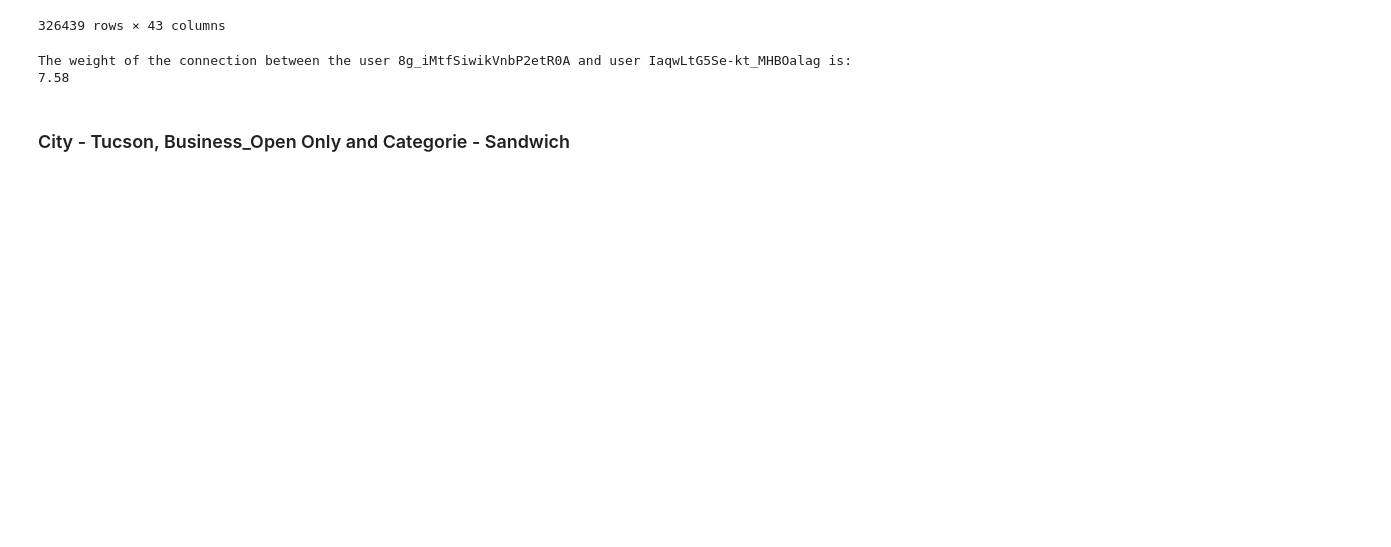
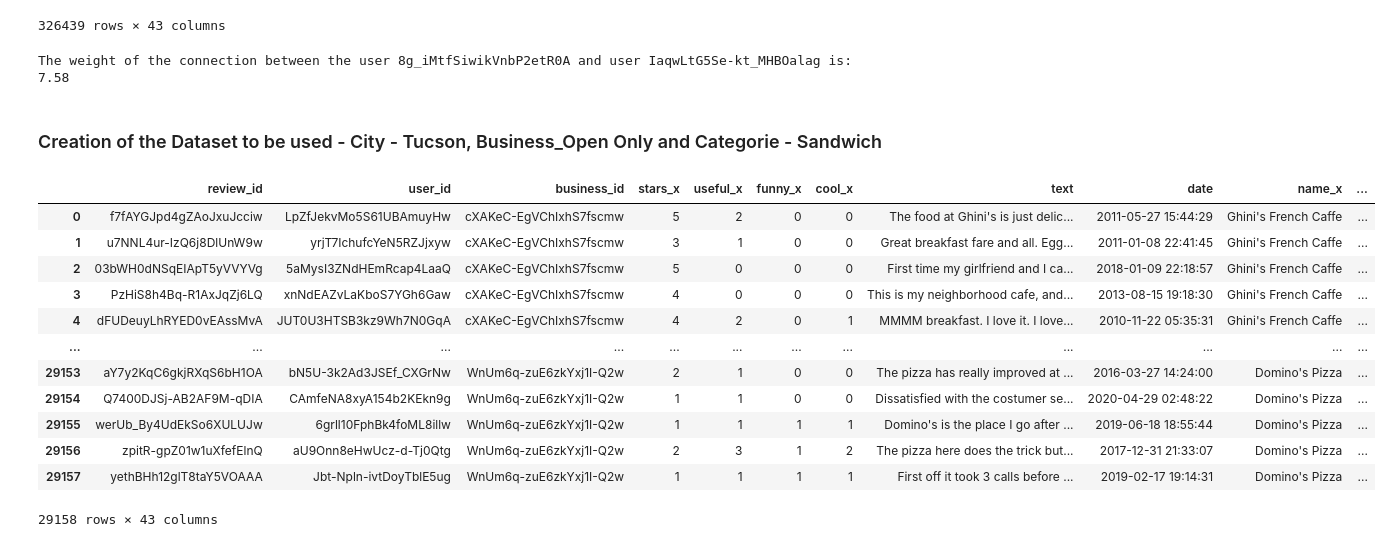
Before and after one commit to PPortela00/Recommendation-System---, a Jupyter notebook: RS&SNA/notebook.ipynb, the cells around one changed output. Cells and saved outputs as stored; diff of their text form; code cells hidden in the pictures; blank space fills up the shorter version.

```diff
--- a/RS&SNA/notebook.ipynb
+++ b/RS&SNA/notebook.ipynb
@@ -328,18 +341,48 @@ print('The weight of the connection between the user {} and user {} is: {}'.form
 # %% [output]
 The weight of the connection between the user 8g_iMtfSiwikVnbP2etR0A and user IaqwLtG5Se-kt_MHBOalag is: 7.58
 # %% [markdown]
-### City - Tucson, Business_Open Only and Categorie - Sandwich
+### Creation of the Dataset to be used - City - Tucson, Business_Open Only and Categorie - Sandwich
 # %%
-city = 'Tucson'
+""" city = 'Tucson'
 
 # Filtrar por cidade
 business_city_filtered = business[(business['is_open'] == 1) & (business['city'] == city)]
 
 # Filtrar por categoria "Sandwich"
 category_to_filter = 'Sandwich'
 business_category_filtered = business_city_filtered[business_city_filtered['categories'].str.contains(category_to_filter, case=False, na=False)]
 
 # Mesclar com os DataFrames
 sna_df = pd.merge(reviews, business_category_filtered, left_on='business_id', right_on='business_id', how='inner')
 sna_df = pd.merge(sna_df, users, left_on='user_id', right_on='user_id', how='left')
 sna_df = sna_df.drop_duplicates(subset=['user_id', 'business_id'], keep="first", inplace=False)
+
+display(sna_df)
+
+# Especifique o caminho do arquivo CSV onde você deseja salvar o DataFrame
+caminho_arquivo_csv = 'C:/Users/pport/OneDrive/Ambiente de Trabalho/MECD/2ºAno/ADC/Project/Recommendation-System/RS&SNA/sna_df.csv'
+
+# Use o método to_csv() para exportar o DataFrame para o arquivo CSV
+sna_df.to_csv(caminho_arquivo_csv, index=False) """
+
+# Nome do arquivo CSV no mesmo diretório que o notebook
+nome_arquivo_csv = 'sna_df.csv'
+
+# Use o método pd.read_csv() para carregar o arquivo CSV em um DataFrame
+sna_df = pd.read_csv(nome_arquivo_csv)
+
+display(sna_df)
+# %% [output]
+|  | review_id | user_id | business_id | stars_x | useful_x | funny_x | cool_x | text | date | name_x | ... |
+| 0 | f7fAYGJpd4gZAoJxuJcciw | LpZfJekvMo5S61UBAmuyHw | cXAKeC-EgVChIxhS7fscmw | 5 | 2 | 0 | 0 | The food at Ghini's is just delic... | 2011-05-27 15:44:29 | Ghini's French Caffe | ... |
+| 1 | u7NNL4ur-IzQ6j8DlUnW9w | yrjT7IchufcYeN5RZJjxyw | cXAKeC-EgVChIxhS7fscmw | 3 | 1 | 0 | 0 | Great breakfast fare and all. Egg... | 2011-01-08 22:41:45 | Ghini's French Caffe | ... |
+| 2 | 03bWH0dNSqEIApT5yVVYVg | 5aMysI3ZNdHEmRcap4LaaQ | cXAKeC-EgVChIxhS7fscmw | 5 | 0 | 0 | 0 | First time my girlfriend and I ca... | 2018-01-09 22:18:57 | Ghini's French Caffe | ... |
+| 3 | PzHiS8h4Bq-R1AxJqZj6LQ | xnNdEAZvLaKboS7YGh6Gaw | cXAKeC-EgVChIxhS7fscmw | 4 | 0 | 0 | 0 | This is my neighborhood cafe, and... | 2013-08-15 19:18:30 | Ghini's French Caffe | ... |
+| 4 | dFUDeuyLhRYED0vEAssMvA | JUT0U3HTSB3kz9Wh7N0GqA | cXAKeC-EgVChIxhS7fscmw | 4 | 2 | 0 | 1 | MMMM breakfast. I love it. I love... | 2010-11-22 05:35:31 | Ghini's French Caffe | ... |
+| ... | ... | ... | ... | ... | ... | ... | ... | ... | ... | ... | ... |
+| 29153 | aY7y2KqC6gkjRXqS6bH1OA | bN5U-3k2Ad3JSEf_CXGrNw | WnUm6q-zuE6zkYxj1I-Q2w | 2 | 1 | 0 | 0 | The pizza has really improved at ... | 2016-03-27 14:24:00 | Domino's Pizza | ... |
+| 29154 | Q7400DJSj-AB2AF9M-qDIA | CAmfeNA8xyA154b2KEkn9g | WnUm6q-zuE6zkYxj1I-Q2w | 1 | 1 | 0 | 0 | Dissatisfied with the costumer se... | 2020-04-29 02:48:22 | Domino's Pizza | ... |
+| 29155 | werUb_By4UdEkSo6XULUJw | 6grll10FphBk4foML8illw | WnUm6q-zuE6zkYxj1I-Q2w | 1 | 1 | 1 | 1 | Domino's is the place I go after ... | 2019-06-18 18:55:44 | Domino's Pizza | ... |
+| 29156 | zpitR-gpZ01w1uXfefElnQ | aU9Onn8eHwUcz-d-Tj0Qtg | WnUm6q-zuE6zkYxj1I-Q2w | 2 | 3 | 1 | 2 | The pizza here does the trick but... | 2017-12-31 21:33:07 | Domino's Pizza | ... |
+| 29157 | yethBHh12glT8taY5VOAAA | Jbt-Npln-ivtDoyTblE5ug | WnUm6q-zuE6zkYxj1I-Q2w | 1 | 1 | 1 | 1 | First off it took 3 calls before ... | 2019-02-17 19:14:31 | Domino's Pizza | ... |
+29158 rows × 43 columns
```
Also changed, not shown: parts of 6 cells of this notebook, 1 other file.
